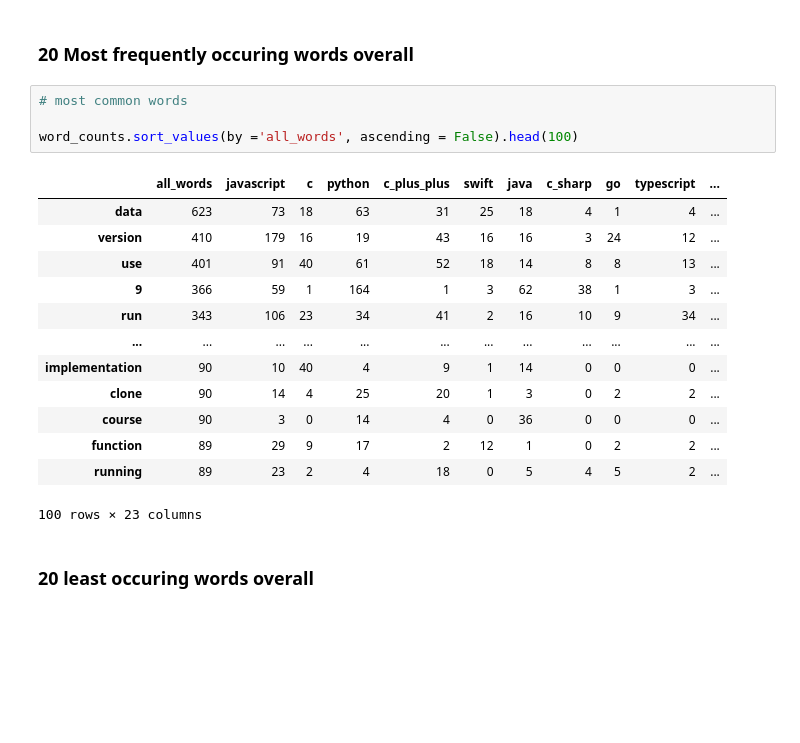
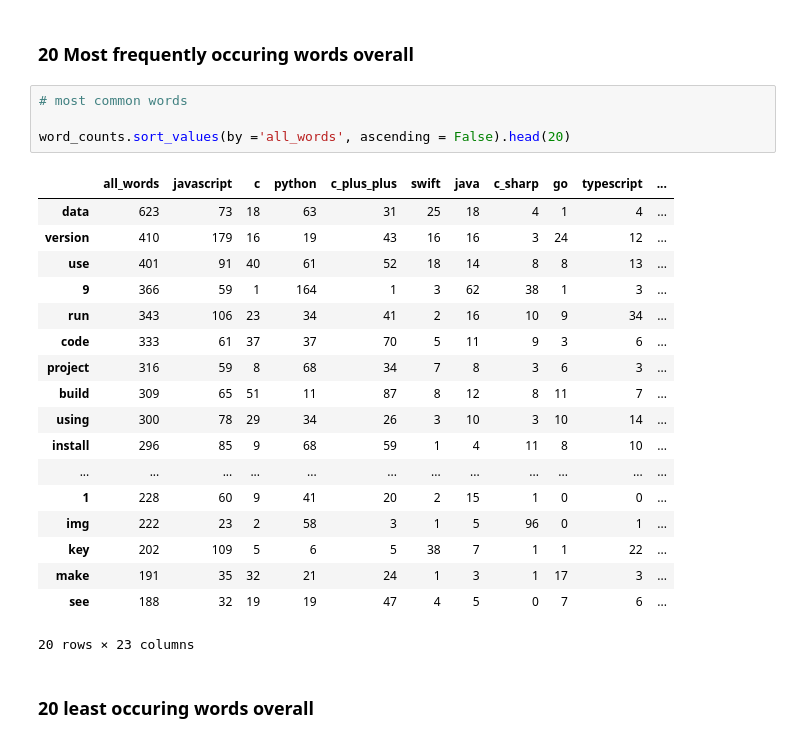
Before and after one commit to codeup-nlp/nlp-project, a Jupyter notebook: stephen_explore.ipynb, the cells around one changed output. Drawn from its saved outputs; the diff is of its cells as text; blank space fills up the shorter version.

```diff
--- a/stephen_explore.ipynb
+++ b/stephen_explore.ipynb
@@ -293,21 +293,26 @@ word_counts.columns = ['all_words','javascript','c', 'python', 'c_plus_plus', 's
 # %%
 # most common words
 
-word_counts.sort_values(by ='all_words', ascending = False).head(100)
+word_counts.sort_values(by ='all_words', ascending = False).head(20)
 # %% [output]
 |  | all_words | javascript | c | python | c_plus_plus | swift | java | c_sharp | go | typescript | ... |
 | data | 623 | 73 | 18 | 63 | 31 | 25 | 18 | 4 | 1 | 4 | ... |
 | version | 410 | 179 | 16 | 19 | 43 | 16 | 16 | 3 | 24 | 12 | ... |
 | use | 401 | 91 | 40 | 61 | 52 | 18 | 14 | 8 | 8 | 13 | ... |
 | 9 | 366 | 59 | 1 | 164 | 1 | 3 | 62 | 38 | 1 | 3 | ... |
 | run | 343 | 106 | 23 | 34 | 41 | 2 | 16 | 10 | 9 | 34 | ... |
+| code | 333 | 61 | 37 | 37 | 70 | 5 | 11 | 9 | 3 | 6 | ... |
+| project | 316 | 59 | 8 | 68 | 34 | 7 | 8 | 3 | 6 | 3 | ... |
+| build | 309 | 65 | 51 | 11 | 87 | 8 | 12 | 8 | 11 | 7 | ... |
+| using | 300 | 78 | 29 | 34 | 26 | 3 | 10 | 3 | 10 | 14 | ... |
+| install | 296 | 85 | 9 | 68 | 59 | 1 | 4 | 11 | 8 | 10 | ... |
 | ... | ... | ... | ... | ... | ... | ... | ... | ... | ... | ... | ... |
-| implementation | 90 | 10 | 40 | 4 | 9 | 1 | 14 | 0 | 0 | 0 | ... |
-| clone | 90 | 14 | 4 | 25 | 20 | 1 | 3 | 0 | 2 | 2 | ... |
-| course | 90 | 3 | 0 | 14 | 4 | 0 | 36 | 0 | 0 | 0 | ... |
-| function | 89 | 29 | 9 | 17 | 2 | 12 | 1 | 0 | 2 | 2 | ... |
-| running | 89 | 23 | 2 | 4 | 18 | 0 | 5 | 4 | 5 | 2 | ... |
+| 1 | 228 | 60 | 9 | 41 | 20 | 2 | 15 | 1 | 0 | 0 | ... |
+| img | 222 | 23 | 2 | 58 | 3 | 1 | 5 | 96 | 0 | 1 | ... |
+| key | 202 | 109 | 5 | 6 | 5 | 38 | 7 | 1 | 1 | 22 | ... |
+| make | 191 | 35 | 32 | 21 | 24 | 1 | 3 | 1 | 17 | 3 | ... |
+| see | 188 | 32 | 19 | 19 | 47 | 4 | 5 | 0 | 7 | 6 | ... |
-100 rows × 23 columns
+20 rows × 23 columns
 # %% [markdown]
 ### 20 least occuring words overall
 # %%
```
Also changed, not shown: parts of 8 cells of this notebook.
